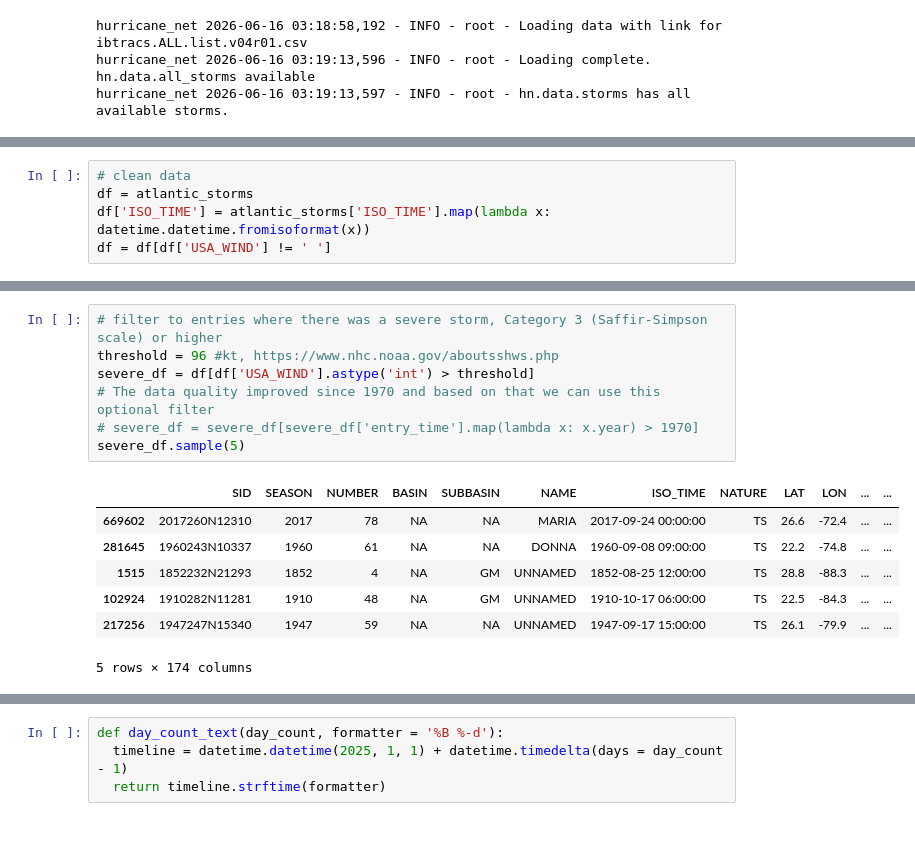
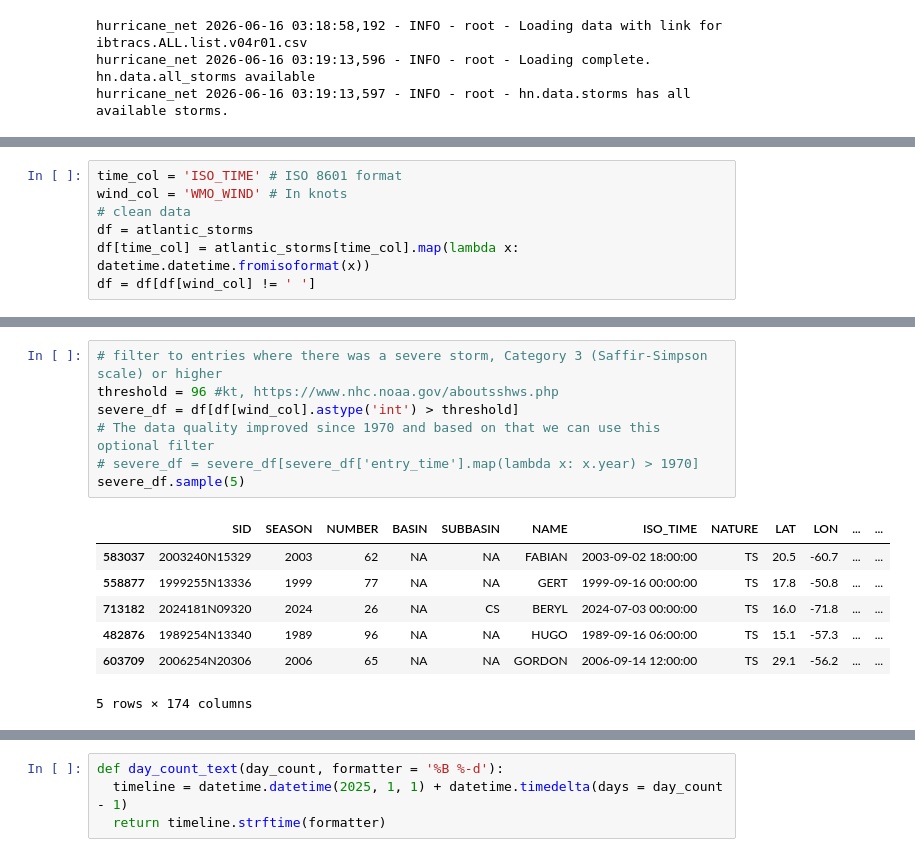
Before and after one commit to hammad93/hurricane-net, a Jupyter notebook: docs/2026_Atlantic_Hurricane_Season_Forecast.ipynb, the cells around one changed output, grey strips where cells are left out. Saved outputs shown, nothing was run; the diff lists cells and outputs as text.

```diff
--- a/docs/2026_Atlantic_Hurricane_Season_Forecast.ipynb
+++ b/docs/2026_Atlantic_Hurricane_Season_Forecast.ipynb
@@ -18,6 +18,8 @@ hurricane_net 2026-06-16 03:19:13,775 - INFO - root - hn.data.storms set to NA b
 # %%
+time_col = 'ISO_TIME' # ISO 8601 format
+wind_col = 'WMO_WIND' # In knots
 # clean data
 df = atlantic_storms
-df['ISO_TIME'] = atlantic_storms['ISO_TIME'].map(lambda x: datetime.datetime.fromisoformat(x))
-df = df[df['USA_WIND'] != ' ']
+df[time_col] = atlantic_storms[time_col].map(lambda x: datetime.datetime.fromisoformat(x))
+df = df[df[wind_col] != ' ']
 # %%
@@ -45,16 +47,16 @@ storms_2025[['SID', 'ISO_TIME', 'NAME', 'NATURE', 'LAT', 'LON', 'USA_WIND']]
 # %%
 # filter to entries where there was a severe storm, Category 3 (Saffir-Simpson scale) or higher
 threshold = 96 #kt, https://www.nhc.noaa.gov/aboutsshws.php
-severe_df = df[df['USA_WIND'].astype('int') > threshold]
+severe_df = df[df[wind_col].astype('int') > threshold]
 # The data quality improved since 1970 and based on that we can use this optional filter
 # severe_df = severe_df[severe_df['entry_time'].map(lambda x: x.year) > 1970]
 severe_df.sample(5)
 # %% [output]
 |  | SID | SEASON | NUMBER | BASIN | SUBBASIN | NAME | ISO_TIME | NATURE | LAT | LON | ... | ... |
-| 669602 | 2017260N12310 | 2017 | 78 | NA | NA | MARIA | 2017-09-24 00:00:00 | TS | 26.6 | -72.4 | ... | ... |
-| 281645 | 1960243N10337 | 1960 | 61 | NA | NA | DONNA | 1960-09-08 09:00:00 | TS | 22.2 | -74.8 | ... | ... |
-| 1515 | 1852232N21293 | 1852 | 4 | NA | GM | UNNAMED | 1852-08-25 12:00:00 | TS | 28.8 | -88.3 | ... | ... |
-| 102924 | 1910282N11281 | 1910 | 48 | NA | GM | UNNAMED | 1910-10-17 06:00:00 | TS | 22.5 | -84.3 | ... | ... |
-| 217256 | 1947247N15340 | 1947 | 59 | NA | NA | UNNAMED | 1947-09-17 15:00:00 | TS | 26.1 | -79.9 | ... | ... |
+| 583037 | 2003240N15329 | 2003 | 62 | NA | NA | FABIAN | 2003-09-02 18:00:00 | TS | 20.5 | -60.7 | ... | ... |
+| 558877 | 1999255N13336 | 1999 | 77 | NA | NA | GERT | 1999-09-16 00:00:00 | TS | 17.8 | -50.8 | ... | ... |
+| 713182 | 2024181N09320 | 2024 | 26 | NA | CS | BERYL | 2024-07-03 00:00:00 | TS | 16.0 | -71.8 | ... | ... |
+| 482876 | 1989254N13340 | 1989 | 96 | NA | NA | HUGO | 1989-09-16 06:00:00 | TS | 15.1 | -57.3 | ... | ... |
+| 603709 | 2006254N20306 | 2006 | 65 | NA | NA | GORDON | 2006-09-14 12:00:00 | TS | 29.1 | -56.2 | ... | ... |
 5 rows × 174 columns
 # %%
```
Also changed, not shown: parts of 7 cells of this notebook.
